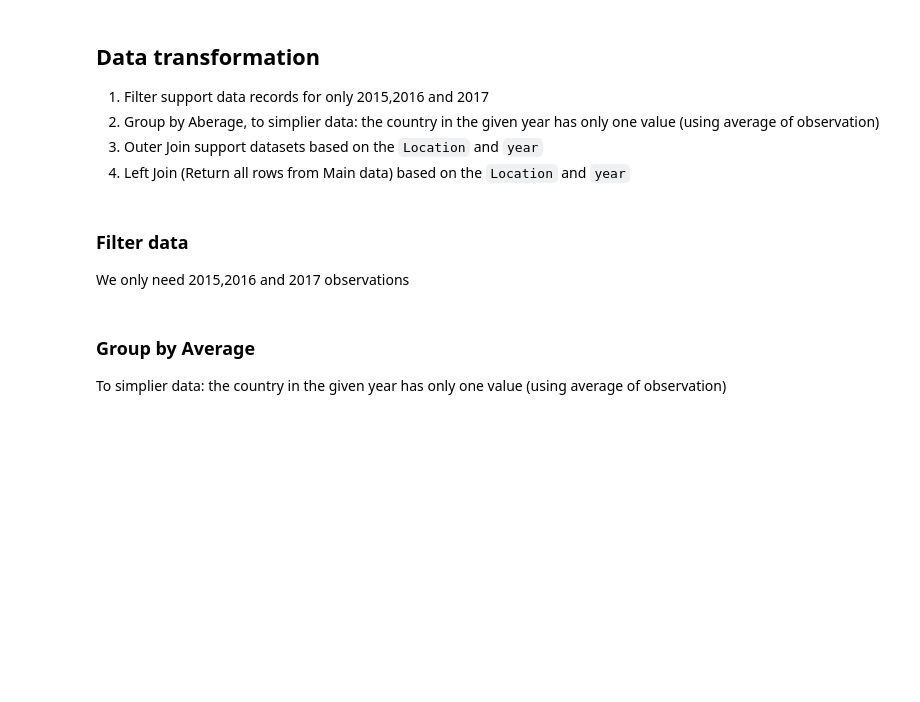
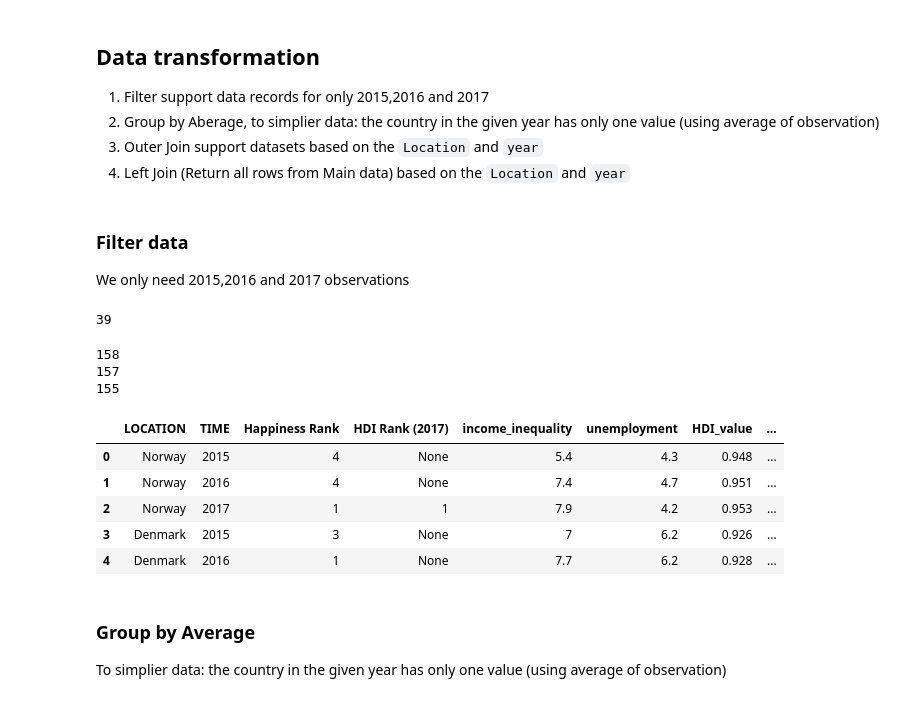
Before and after one commit to YiranJing/Health_and_Happiness_Study, a Jupyter notebook: notebook/Stage_1_Data_Process.ipynb, the cells around one changed output. Saved outputs shown, nothing was run; the diff lists cells and outputs as text; code cells hidden in the pictures; blank space fills up the shorter version.

Commit message:
finish match 40 countries,

```diff
--- a/notebook/Stage_1_Data_Process.ipynb
+++ b/notebook/Stage_1_Data_Process.ipynb
@@ -136,5 +151,19 @@ air_pollution = filter_year(years, air_pollution)
 alcohol_consumption = filter_year(years, alcohol_consumption)
 overweight_population = filter_year(years, overweight_population)
 avg_annual_hours = filter_year(years, avg_annual_hours)
-employment_ratios = filter_year(years, employment_ratios)
-tourismGDP = filter_year(years, tourismGDP)
+
+income_inequality = income_inequality[['HDI Rank (2017)', 'LOCATION', '2015', '2016', '2017']]
+unemployment = unemployment[['LOCATION','2015', '2016', '2017']]
+HDI = HDI[['LOCATION','2015', '2016', '2017']]
+# %%
+len(avg_annual_hours['LOCATION'].unique())
+# %% [output]
+39
+# %%
+print(len(happiness_2015))
+print(len(happiness_2016))
+print(len(happiness_2017))
+# %% [output]
+158
+157
+155
@@ -141,3 +207,41 @@ tourismGDP = filter_year(years, tourismGDP)
+# %%
+combined_df = pd.DataFrame(columns=['LOCATION', 'TIME', 'Happiness Rank', 'HDI Rank (2017)','income_inequality',
+                                   'unemployment','HDI_value','Happiness Score',
+                                   'Economy (GDP per Capita)', 'Family',
+                                   'Health (Life Expectancy)', 'Freedom', 'Trust (Government Corruption)',
+                                   'Generosity', 'Dystopia Residual'])
+
+row_count = -1
+for index, row in happiness_2017.iterrows():
+
+    # search country
+    country = row['Country']
+
+    ## Fill 2015 observation
+    row_count += 1
+    combined_df = input_given_year(2015, country, row_count, happiness_2015, combined_df,
+                                   income_inequality, HDI, unemployment)
+
+
+    ## Fill 2016 observation
+    row_count += 1
+    combined_df = input_given_year(2016, country, row_count, happiness_2016, combined_df,
+                                   income_inequality, HDI, unemployment)
+
+
+    ## Fill 2017 observation
+    row_count += 1
+    combined_df = input_given_year(2017, country, row_count, happiness_2017, combined_df,
+                                  income_inequality, HDI, unemployment)
+# %%
+combined_df.head()
+# %% [output]
+|  | LOCATION | TIME | Happiness Rank | HDI Rank (2017) | income_inequality | unemployment | HDI_value | ... |
+| 0 | Norway | 2015 | 4 | None | 5.4 | 4.3 | 0.948 | ... |
+| 1 | Norway | 2016 | 4 | None | 7.4 | 4.7 | 0.951 | ... |
+| 2 | Norway | 2017 | 1 | 1 | 7.9 | 4.2 | 0.953 | ... |
+| 3 | Denmark | 2015 | 3 | None | 7 | 6.2 | 0.926 | ... |
+| 4 | Denmark | 2016 | 1 | None | 7.7 | 6.2 | 0.928 | ... |
 # %% [markdown]
 ### Group by Average
 To simplier data: the country in the given year has only one value (using average of observation)
```
Also changed, not shown: parts of 16 cells of this notebook.
